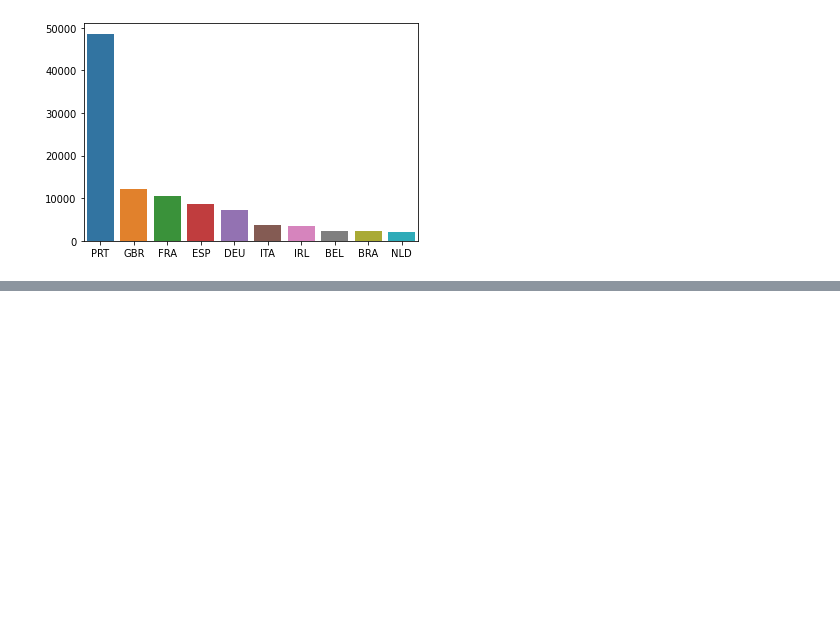
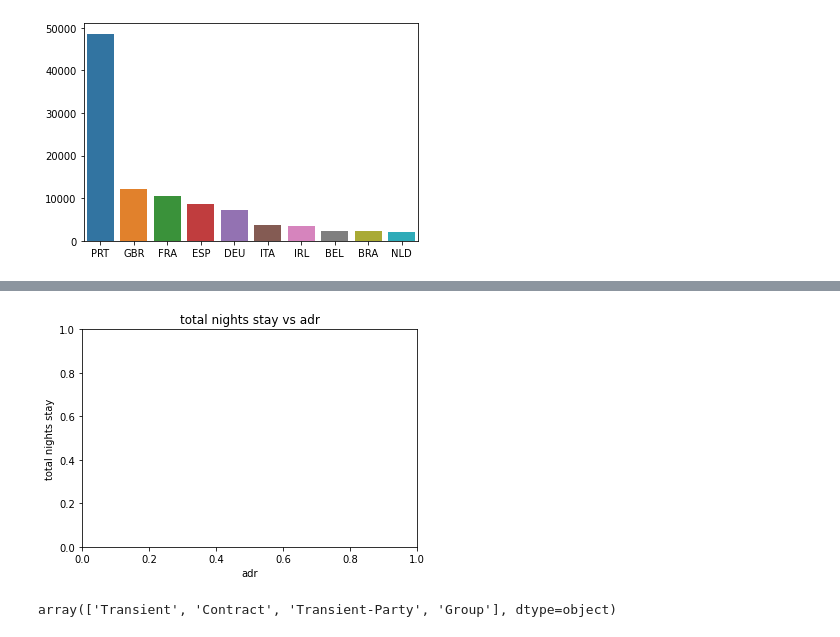
Before and after one commit to UjjwalSharma26/Capstone_EDA, a Jupyter notebook: Ujjwal's_Hotel_Booking_Analysis_Capstone_Project.ipynb, the cells around one changed output, grey strips where cells are left out. Drawn from its saved outputs; the diff is of its cells as text; code cells hidden in the pictures; blank space fills up the shorter version.

```diff
--- a/Ujjwal's_Hotel_Booking_Analysis_Capstone_Project.ipynb
+++ b/Ujjwal's_Hotel_Booking_Analysis_Capstone_Project.ipynb
@@ -176,0 +160,6 @@ array(['C', 'A', 'D', 'E', 'G', 'F', 'I', 'B', 'H', 'P', 'L', 'K'],
+# %%
+hotel_booking[ttt] = hotel_booking.replace
+# %%
+hotel_booking['total_staying_nights'] = hotel_booking['stays_in_week_nights'] + hotel_booking['stays_in_weekend_nights']
+total_staying = hotel_booking.groupby('total_staying_nights').agg({'adr': 'mean'})
+print(total_staying)
@@ -176,0 +184,12 @@ array(['C', 'A', 'D', 'E', 'G', 'F', 'I', 'B', 'H', 'P', 'L', 'K'],
+# %%
+total_staying.plot.bar
+plt.xlabel("adr")
+plt.ylabel("total nights stay")
+plt.title("total nights stay vs adr")
+plt.show()
+# %% [output]
+[figure, added]
+# %%
+hotel_booking.customer_type.unique()
+# %% [output]
+array(['Transient', 'Contract', 'Transient-Party', 'Group'], dtype=object)
```
Also changed, not shown: parts of 6 cells of this notebook.
